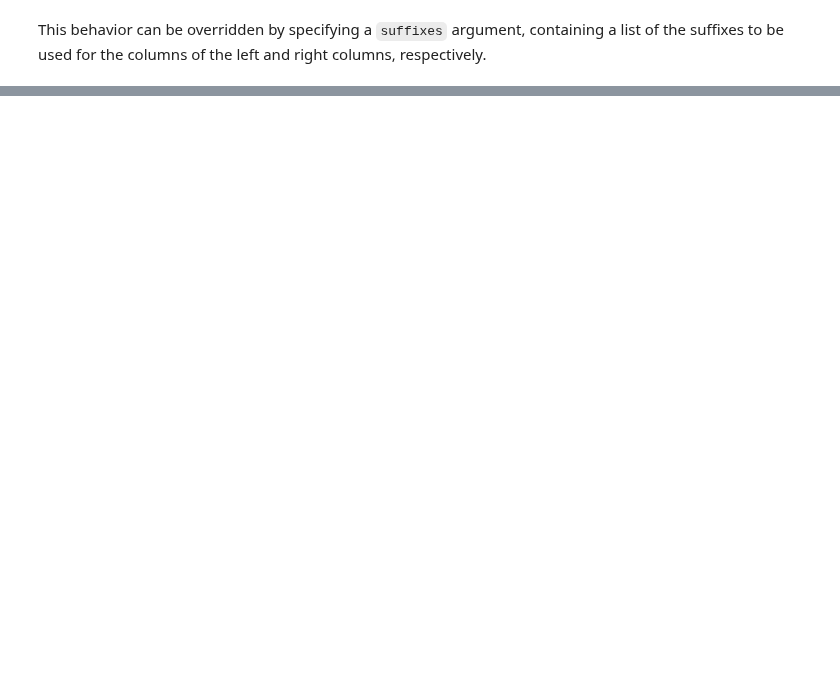
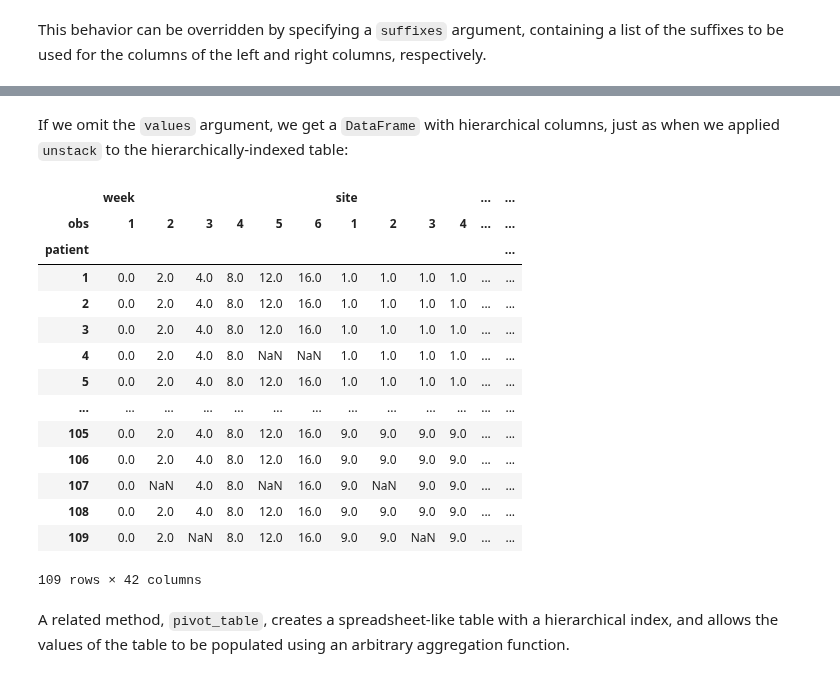
Before and after one commit to ihmeuw/ihme-python-course, a Jupyter notebook: Lecture 4/Pandas II.ipynb, the cells around one changed output, grey strips where cells are left out. Cells and saved outputs as stored; diff of their text form; code cells hidden in the pictures; blank space fills up the shorter version.

```diff
--- a/Lecture 4/Pandas II.ipynb
+++ b/Lecture 4/Pandas II.ipynb
@@ -618,0 +274,3 @@ This behavior can be overridden by specifying a `suffixes` argument, containing
+# %%
+cdystonia = pd.read_csv("data/cdystonia.csv", index_col=None)
+cdystonia.head()
@@ -618,0 +317,3 @@ This behavior can be overridden by specifying a `suffixes` argument, containing
+# %%
+cdystonia2 = cdystonia.set_index(['patient','obs'])
+cdystonia2.head()
@@ -618,0 +396,3 @@ This behavior can be overridden by specifying a `suffixes` argument, containing
+# %%
+(cdystonia.set_index(['patient','site','id','treat','age','sex','week'])['twstrs']
+     .unstack('week').head())
@@ -618,0 +441,22 @@ This behavior can be overridden by specifying a `suffixes` argument, containing
+# %% [markdown]
+If we omit the `values` argument, we get a `DataFrame` with hierarchical columns, just as when we applied `unstack` to the hierarchically-indexed table:
+# %%
+cdystonia.pivot('patient', 'obs')
+# %% [output]
+|  | week |  |  |  |  |  | site |  |  |  | ... | ... |
+| obs | 1 | 2 | 3 | 4 | 5 | 6 | 1 | 2 | 3 | 4 | ... | ... |
+| patient |  |  |  |  |  |  |  |  |  |  |  | ... |
+| 1 | 0.0 | 2.0 | 4.0 | 8.0 | 12.0 | 16.0 | 1.0 | 1.0 | 1.0 | 1.0 | ... | ... |
+| 2 | 0.0 | 2.0 | 4.0 | 8.0 | 12.0 | 16.0 | 1.0 | 1.0 | 1.0 | 1.0 | ... | ... |
+| 3 | 0.0 | 2.0 | 4.0 | 8.0 | 12.0 | 16.0 | 1.0 | 1.0 | 1.0 | 1.0 | ... | ... |
+| 4 | 0.0 | 2.0 | 4.0 | 8.0 | NaN | NaN | 1.0 | 1.0 | 1.0 | 1.0 | ... | ... |
+| 5 | 0.0 | 2.0 | 4.0 | 8.0 | 12.0 | 16.0 | 1.0 | 1.0 | 1.0 | 1.0 | ... | ... |
+| ... | ... | ... | ... | ... | ... | ... | ... | ... | ... | ... | ... | ... |
+| 105 | 0.0 | 2.0 | 4.0 | 8.0 | 12.0 | 16.0 | 9.0 | 9.0 | 9.0 | 9.0 | ... | ... |
+| 106 | 0.0 | 2.0 | 4.0 | 8.0 | 12.0 | 16.0 | 9.0 | 9.0 | 9.0 | 9.0 | ... | ... |
+| 107 | 0.0 | NaN | 4.0 | 8.0 | NaN | 16.0 | 9.0 | NaN | 9.0 | 9.0 | ... | ... |
+| 108 | 0.0 | 2.0 | 4.0 | 8.0 | 12.0 | 16.0 | 9.0 | 9.0 | 9.0 | 9.0 | ... | ... |
+| 109 | 0.0 | 2.0 | NaN | 8.0 | 12.0 | 16.0 | 9.0 | 9.0 | NaN | 9.0 | ... | ... |
+109 rows × 42 columns
+# %% [markdown]
+A related method, `pivot_table`, creates a spreadsheet-like table with a hierarchical index, and allows the values of the table to be populated using an arbitrary aggregation function.
```
Also changed, not shown: parts of 91 cells of this notebook, 5 other files.
